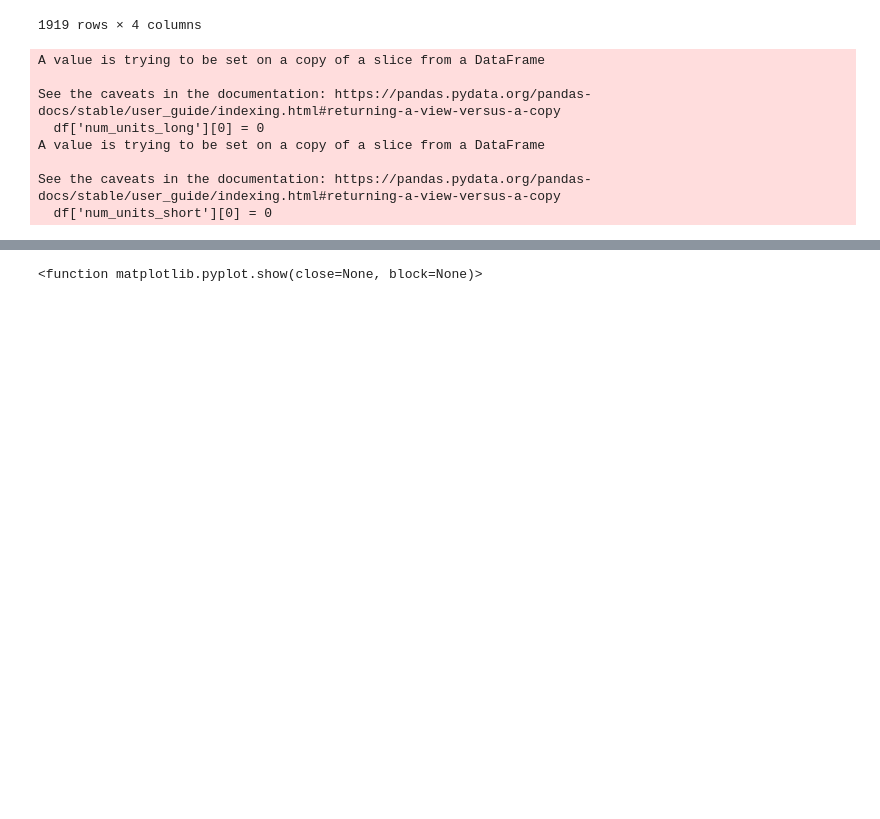
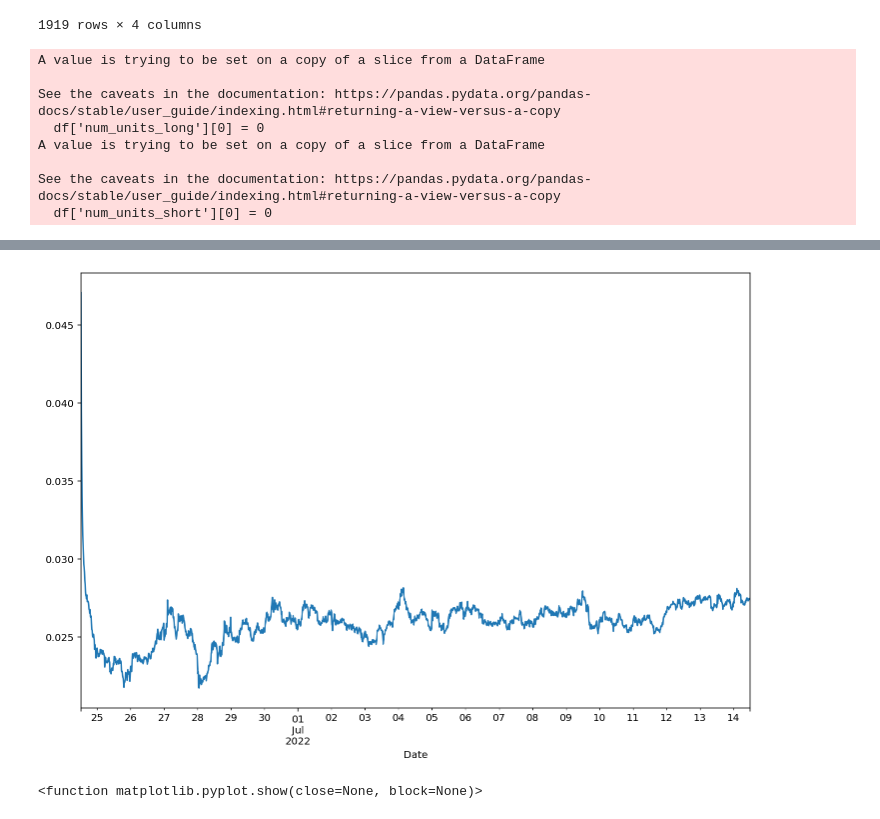
Before and after one commit to mscbr/algo_pairs, a Jupyter notebook: z_score_ver.ipynb, the cells around one changed output, grey strips where cells are left out. Cells and saved outputs as stored; diff of their text form; code cells hidden in the pictures; blank space fills up the shorter version.

```diff
--- a/z_score_ver.ipynb
+++ b/z_score_ver.ipynb
@@ -268,3 +285,8 @@ plt.show
+# %%
+df.spread.plot(figsize=(12, 8))
+plt.show()
+# %% [output]
+[figure, added]
 # %%
 # df.spread.plot(figsize=(12, 8))
 df.z_score.plot(figsize=(12, 8))
```
Also changed, not shown: parts of 4 cells of this notebook, 1 other file.
